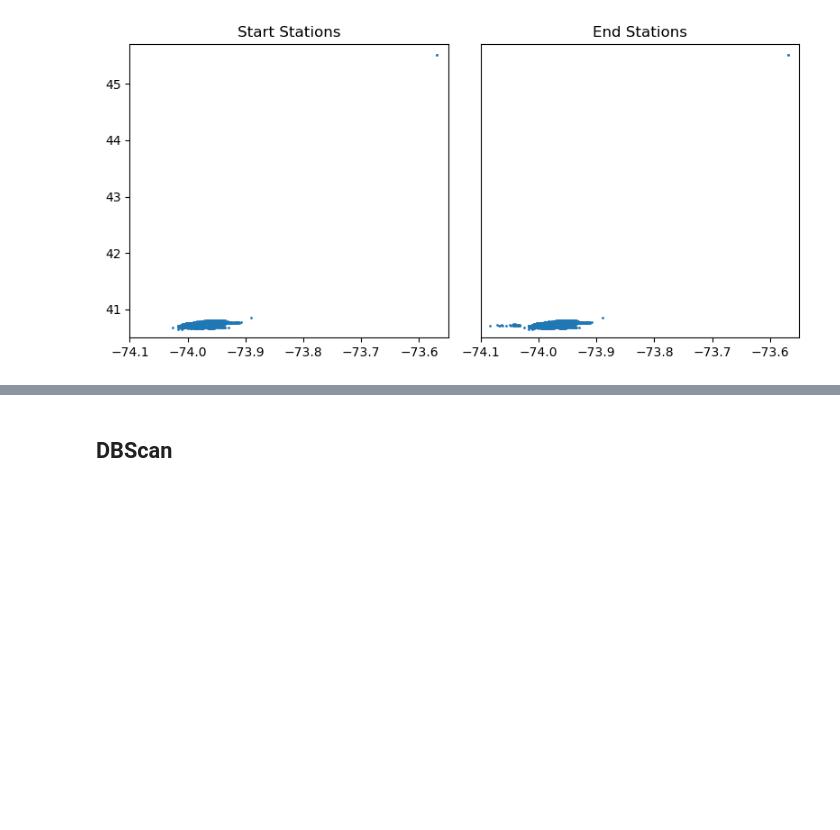
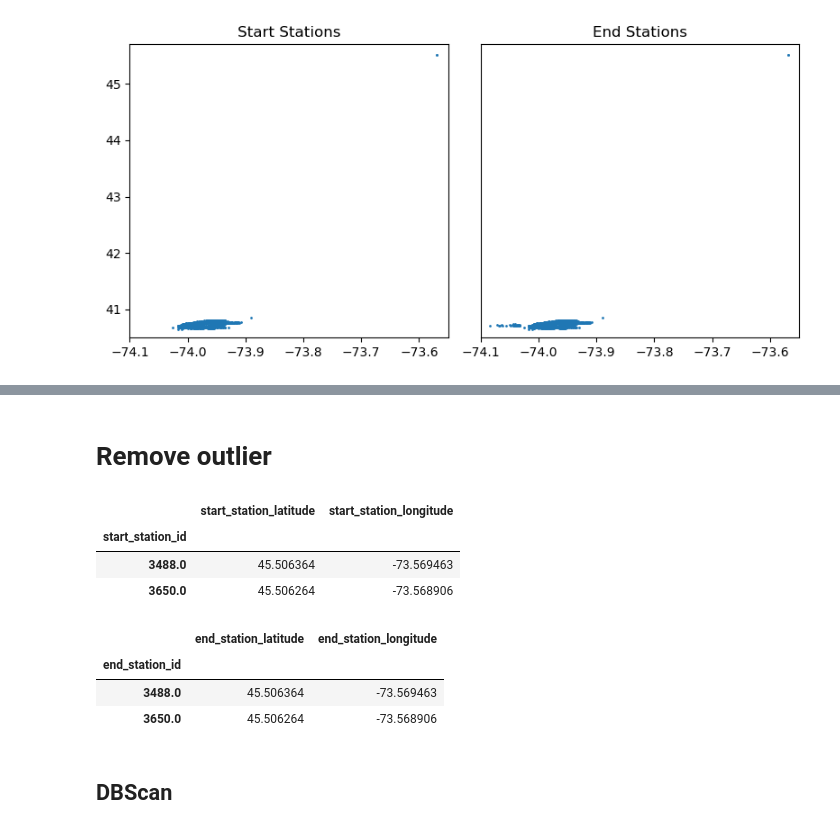
Before and after one commit to katrinemariepedersen/Business_analytics_project, a Jupyter notebook: Load_of_dat.ipynb, the cells around one changed output, grey strips where cells are left out. Saved outputs shown, nothing was run; the diff lists cells and outputs as text; code cells hidden in the pictures; blank space fills up the shorter version.

Commit message:
Characterized the outliers in Montreal with descriptions in notebook

```diff
--- a/Load_of_dat.ipynb
+++ b/Load_of_dat.ipynb
@@ -135,0 +142,16 @@ plt.show()
+# %% [markdown]
+# Remove outlier
+# %%
+start_station_df[start_station_df.start_station_longitude > -73.6]
+# %% [output]
+|  | start_station_latitude | start_station_longitude |
+| start_station_id |  |  |
+| 3488.0 | 45.506364 | -73.569463 |
+| 3650.0 | 45.506264 | -73.568906 |
+# %%
+end_station_df[end_station_df.end_station_longitude > -73.6]
+# %% [output]
+|  | end_station_latitude | end_station_longitude |
+| end_station_id |  |  |
+| 3488.0 | 45.506364 | -73.569463 |
+| 3650.0 | 45.506264 | -73.568906 |
```
Also changed, not shown: parts of 3 cells of this notebook.
